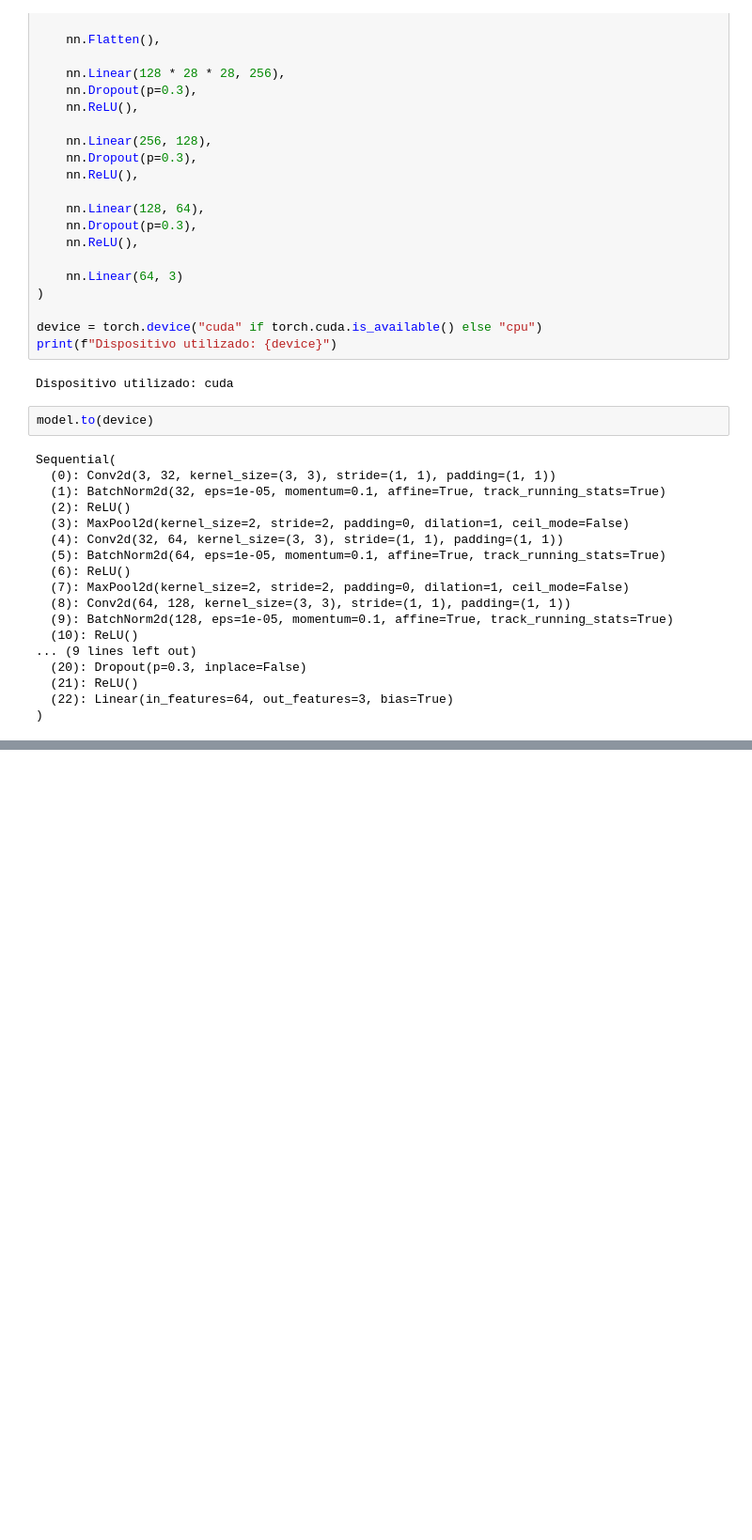
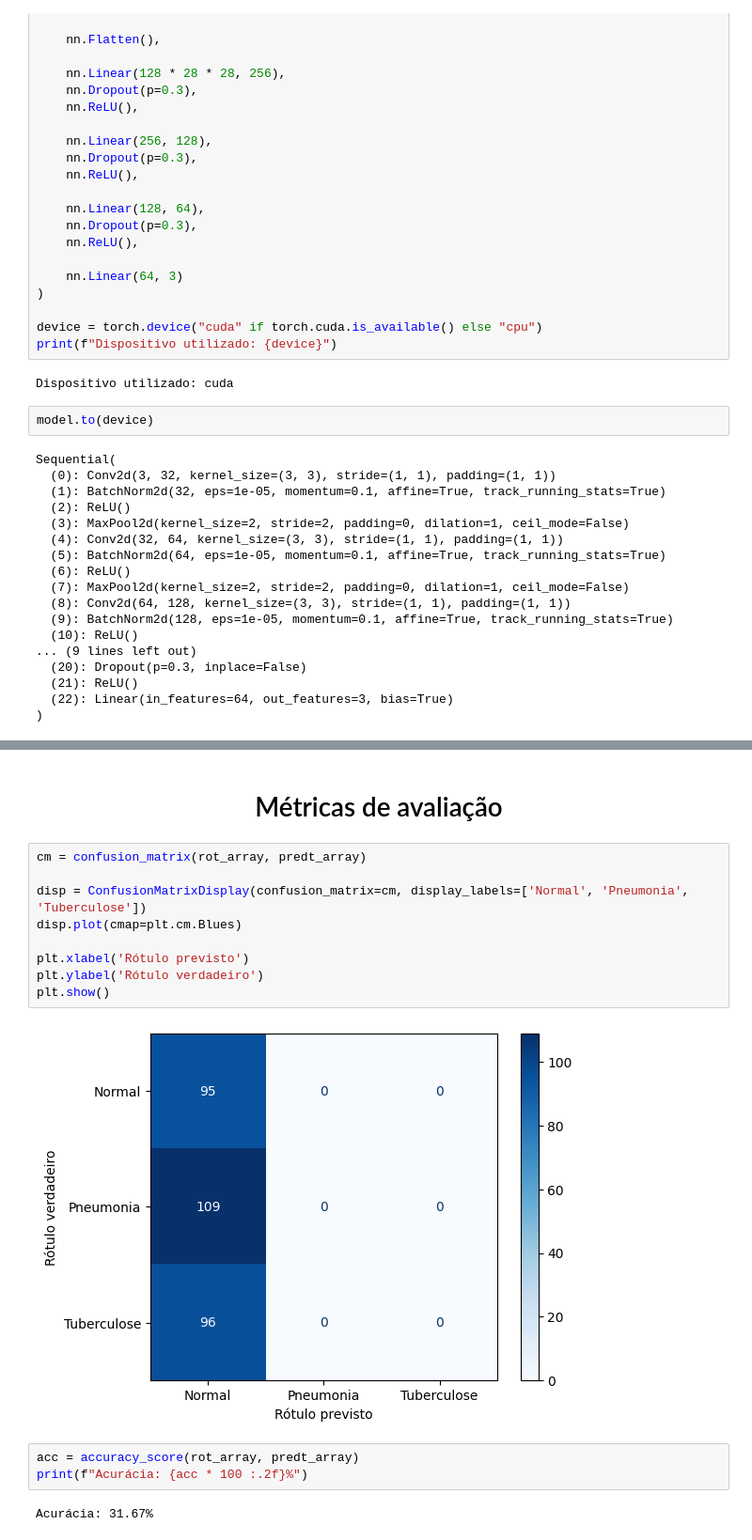
Before and after one commit to AlxDev-hub/Classificacao-KAN-DoencasPulmonares, a Jupyter notebook: teste2_cnn.ipynb, the cells around one changed output, grey strips where cells are left out. Shown at 94% size. Saved outputs shown, nothing was run; the diff lists cells and outputs as text; blank space fills up the shorter version.

```diff
--- a/teste2_cnn.ipynb
+++ b/teste2_cnn.ipynb
@@ -190,0 +216,18 @@ Tempo de execução: 12 horas
+# %% [markdown]
+# <center>Métricas de avaliação</center>
+# %%
+cm = confusion_matrix(rot_array, predt_array)
+
+disp = ConfusionMatrixDisplay(confusion_matrix=cm, display_labels=['Normal', 'Pneumonia', 'Tuberculose'])
+disp.plot(cmap=plt.cm.Blues)
+
+plt.xlabel('Rótulo previsto')
+plt.ylabel('Rótulo verdadeiro')
+plt.show()
+# %% [output]
+[figure, added]
+# %%
+acc = accuracy_score(rot_array, predt_array)
+print(f"Acurácia: {acc * 100 :.2f}%")
+# %% [output]
+Acurácia: 31.67%
```
Also changed, not shown: parts of 16 cells of this notebook.
